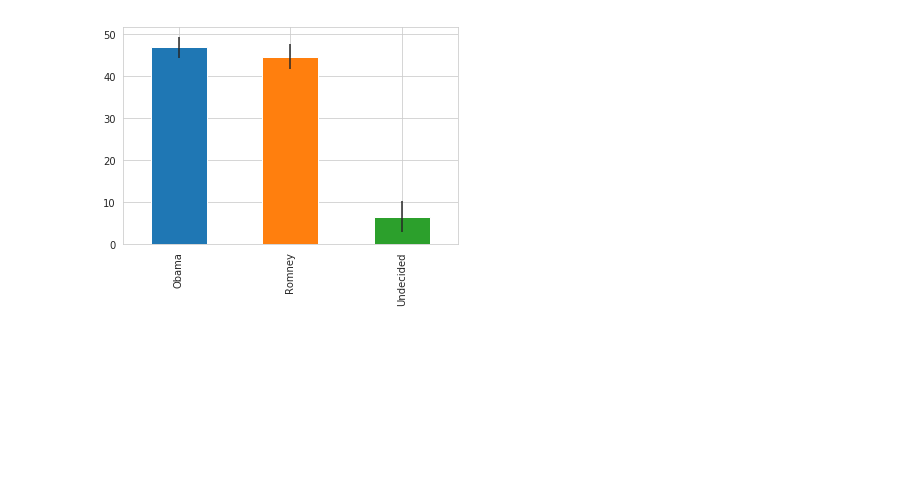
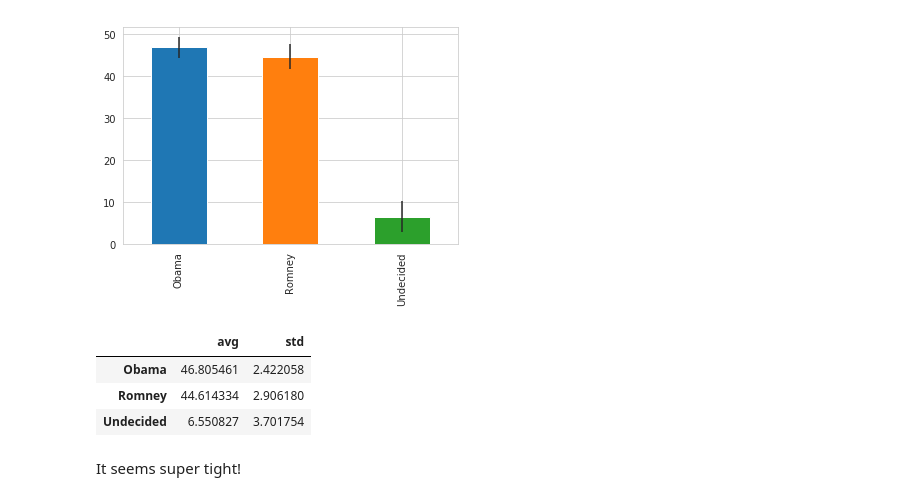
Before and after one commit to easypanda/Udemy, a Jupyter notebook: Python for Data Analysis and visualization/Election analysis - Polls and donors.ipynb, the cells around one changed output. Saved outputs shown, nothing was run; the diff lists cells and outputs as text; code cells hidden in the pictures; blank space fills up the shorter version.

```diff
--- a/Python for Data Analysis and visualization/Election analysis - Polls and donors.ipynb
+++ b/Python for Data Analysis and visualization/Election analysis - Polls and donors.ipynb
@@ -106,3 +107,15 @@ avg.plot(yerr = std,kind = "bar", legend = False)
 # %% [output]
 <matplotlib.axes._subplots.AxesSubplot at 0x...>
 [figure]
+# %%
+poll_avg = pd.concat([avg,std],axis=1)
+poll_avg.columns = ['avg','std']
+# %%
+poll_avg
+# %% [output]
+|  | avg | std |
+| Obama | 46.805461 | 2.422058 |
+| Romney | 44.614334 | 2.906180 |
+| Undecided | 6.550827 | 3.701754 |
+# %% [markdown]
+It seems super tight!
```
Also changed, not shown: parts of 18 cells of this notebook.
